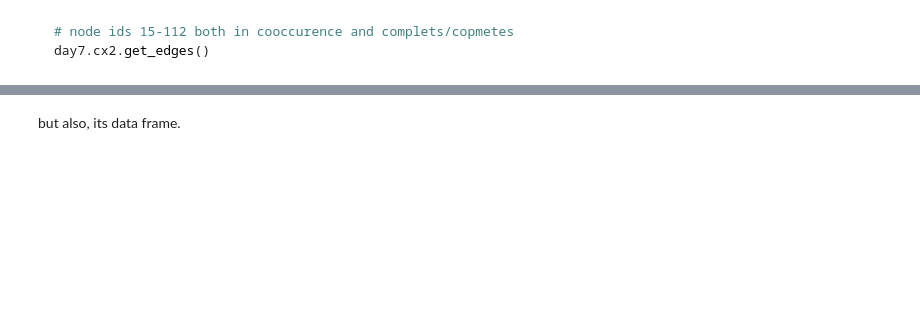
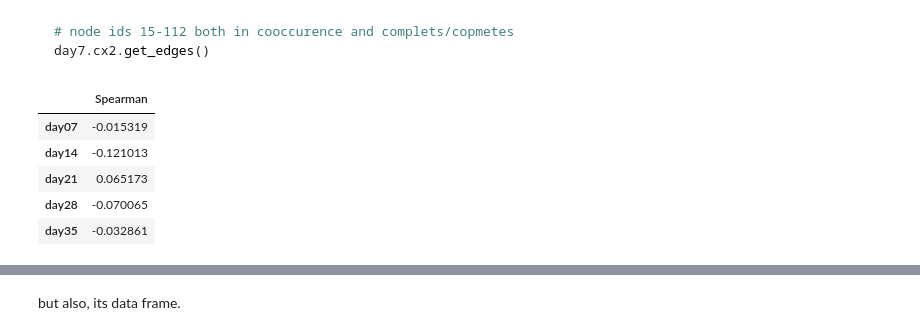
Before and after one commit to hariszaf/AMAC005_chicken_salmonella, a Jupyter notebook: microbetag_analysis/mtg_analysis.ipynb, the cells around one changed output, grey strips where cells are left out. Saved outputs shown, nothing was run; the diff lists cells and outputs as text; code cells hidden in the pictures; blank space fills up the shorter version.

```diff
--- a/microbetag_analysis/mtg_analysis.ipynb
+++ b/microbetag_analysis/mtg_analysis.ipynb
@@ -782,12 +822,23 @@ dfs["day35"]
 # %%
+day_w_pearson = {}
+day_spearman  = {}
+
 for day, df in dfs.items():
 
     r2, p_v = weighted_pearson_with_pvalue(df, "neighbors_num", "compl_ratio", "compl_ratio")
-
-    print(day, r2, p_v)
-
+    day_w_pearson[day] = {}
+    day_w_pearson[day]["r^2"]    = r2
+    day_w_pearson[day]["pvalue"] = p_v
 
     spearman = spearman_corr(df, "neighbors_num", "compl_ratio")
-
-    print(day, spearman)
+    day_spearman[day] = spearman
+# %%
+pd.DataFrame.from_dict(day_spearman, orient="index", columns=["Spearman"])
+# %% [output]
+|  | Spearman |
+| day07 | -0.015319 |
+| day14 | -0.121013 |
+| day21 | 0.065173 |
+| day28 | -0.070065 |
+| day35 | -0.032861 |
 # %% [markdown]
```
Also changed, not shown: parts of 86 cells of this notebook, 10 other files.
